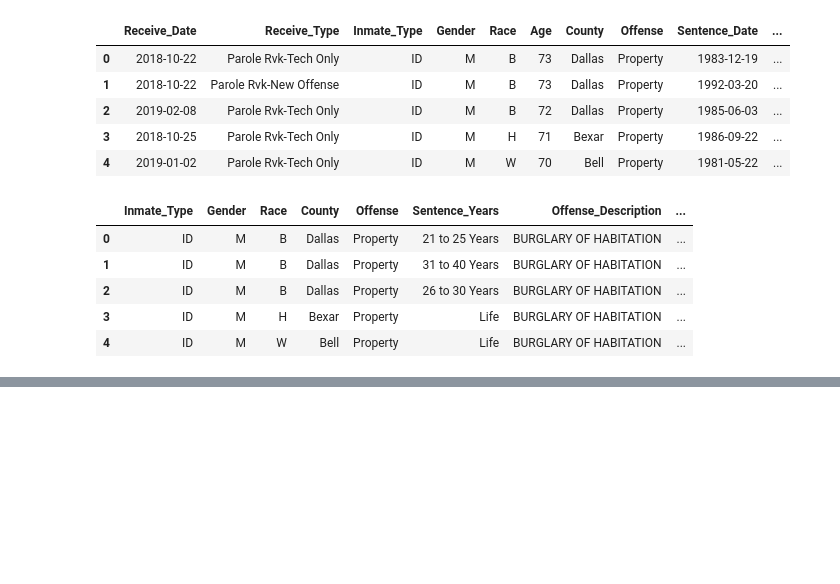
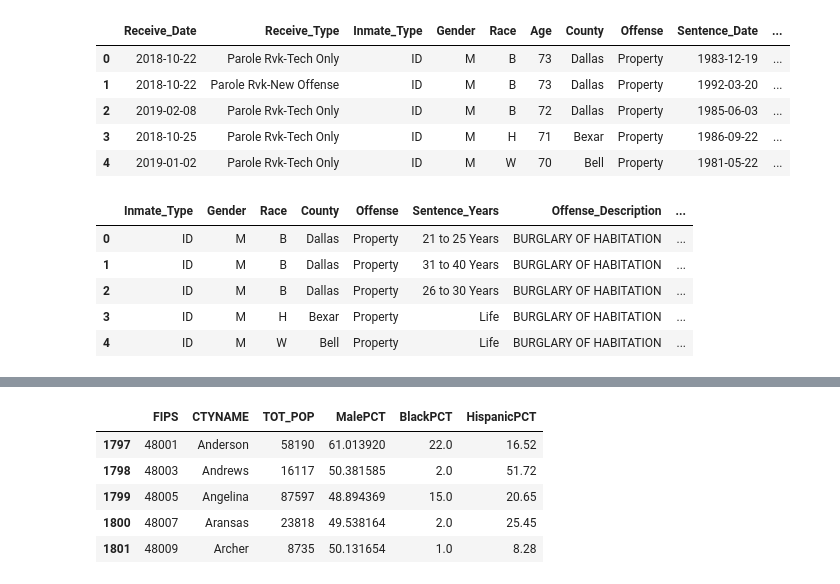
Before and after one commit to abirakm/Texas-Department-of-Criminal-Justice-Record, a Jupyter notebook: 01_data Clean Up.ipynb, the cells around one changed output, grey strips where cells are left out. Cells and saved outputs as stored; diff of their text form; code cells hidden in the pictures; blank space fills up the shorter version.

Commit message:
Added Socio Demographic Data

```diff
--- a/01_data Clean Up.ipynb
+++ b/01_data Clean Up.ipynb
@@ -208,0 +211,8 @@ TDCJ_Data.head()
+# %%
+## Download US State data with socuo demographic Information
+US_County = pd.read_csv('https://raw.githubusercontent.com/plotly/datasets/master/minoritymajority.csv')
+State = "Texas"
+Texas_County = US_County.query("STNAME == @State")
+Texas_County.CTYNAME = Texas_County.CTYNAME.str.replace( " County","")
+Texas_County['MalePCT'] = 100*Texas_County['TOT_MALE']/ Texas_County['TOT_POP']
+Texas_County = Texas_County[['FIPS','CTYNAME','TOT_POP','MalePCT','BlackPCT','HispanicPCT']]
@@ -208,0 +229,16 @@ TDCJ_Data.head()
+# %%
+# Define Function to rplace % and convert to numeric
+def Change_PCT(PCT_STR):
+    return PCT_STR.str.replace("%","")
+
+## Change Black
+Texas_County[["BlackPCT","HispanicPCT"]] = Texas_County[["BlackPCT","HispanicPCT"]].apply(Change_PCT).apply(pd.to_numeric, errors='coerce', axis=1)
+
+Texas_County.head()
+# %% [output]
+|  | FIPS | CTYNAME | TOT_POP | MalePCT | BlackPCT | HispanicPCT |
+| 1797 | 48001 | Anderson | 58190 | 61.013920 | 22.0 | 16.52 |
+| 1798 | 48003 | Andrews | 16117 | 50.381585 | 2.0 | 51.72 |
+| 1799 | 48005 | Angelina | 87597 | 48.894369 | 15.0 | 20.65 |
+| 1800 | 48007 | Aransas | 23818 | 49.538164 | 2.0 | 25.45 |
+| 1801 | 48009 | Archer | 8735 | 50.131654 | 1.0 | 8.28 |
```
Also changed, not shown: parts of 5 cells of this notebook, 1 other file.
